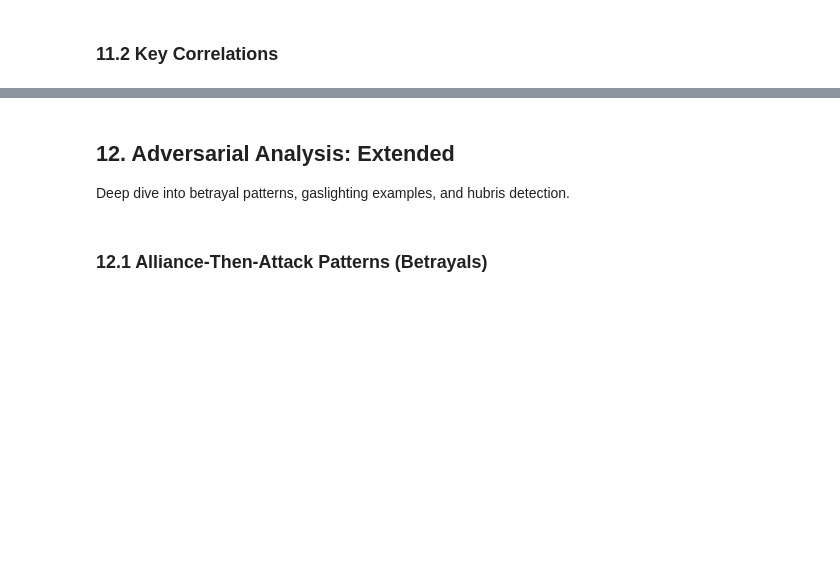
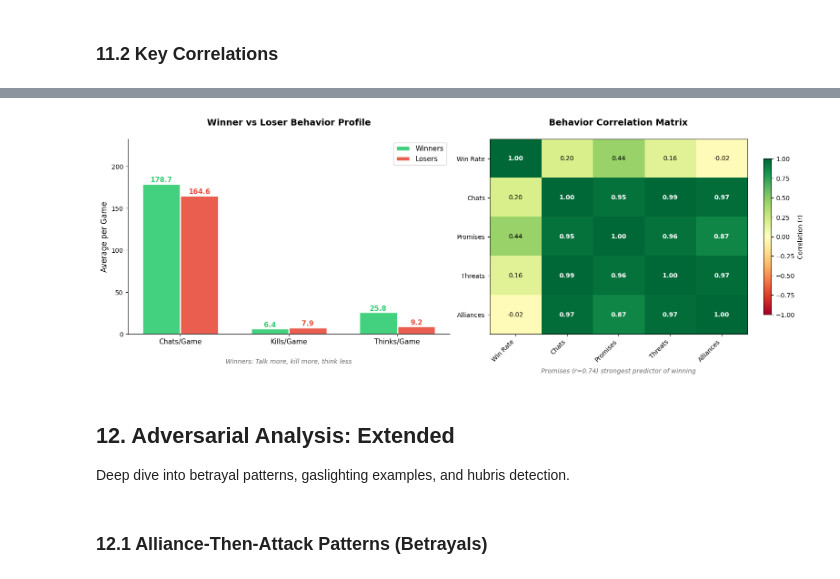
Before and after one commit to stanley-fork/so-long-sucker, a Jupyter notebook: analysis/full_analysis.ipynb, the cells around one changed output, grey strips where cells are left out. Saved outputs shown, nothing was run; the diff lists cells and outputs as text; code cells hidden in the pictures; blank space fills up the shorter version.

```diff
--- a/analysis/full_analysis.ipynb
+++ b/analysis/full_analysis.ipynb
@@ -893,3 +1048,96 @@ corr_df
+# %%
+# Dual Visualization: Winner/Loser Behavior + Correlation Heatmap
+fig, axes = plt.subplots(1, 2, figsize=(16, 6))
+
+# ========== LEFT: Winner vs Loser Behavior Bar Chart ==========
+ax1 = axes[0]
+
+metrics = ['Chats/Game', 'Kills/Game', 'Thinks/Game']
+winner_vals = behavior_comparison[behavior_comparison['Metric'].isin(metrics)]['Winners'].values
+loser_vals = behavior_comparison[behavior_comparison['Metric'].isin(metrics)]['Losers'].values
+
+x = np.arange(len(metrics))
+width = 0.35
+
+# Gradient colors
+winner_color = '#2ecc71'  # Green for winners
+loser_color = '#e74c3c'   # Red for losers
+
+bars1 = ax1.bar(x - width/2, winner_vals, width, label='Winners', color=winner_color,
+                edgecolor='white', linewidth=2, alpha=0.9)
+bars2 = ax1.bar(x + width/2, loser_vals, width, label='Losers', color=loser_color,
+                edgecolor='white', linewidth=2, alpha=0.9)
+
+# Add value labels on bars
+for bar, val in zip(bars1, winner_vals):
+    ax1.text(bar.get_x() + bar.get_width()/2, bar.get_height() + 0.5, f'{val:.1f}',
+             ha='center', va='bottom', fontsize=11, fontweight='bold', color=winner_color)
+for bar, val in zip(bars2, loser_vals):
+    ax1.text(bar.get_x() + bar.get_width()/2, bar.get_height() + 0.5, f'{val:.1f}',
+             ha='center', va='bottom', fontsize=11, fontweight='bold', color=loser_color)
+
+ax1.set_ylabel('Average per Game', fontsize=12)
+ax1.set_title('Winner vs Loser Behavior Profile\n', fontsize=14, fontweight='bold')
+ax1.set_xticks(x)
+ax1.set_xticklabels(metrics, fontsize=11)
+ax1.legend(loc='upper right', fontsize=11)
+ax1.spines['top'].set_visible(False)
+ax1.spines['right'].set_visible(False)
+ax1.set_ylim(0, max(max(winner_vals), max(loser_vals)) * 1.3)
+
+# Add insight annotation
+ax1.text(0.5, -0.15, 'Winners: Talk more, kill more, think less',
+         transform=ax1.transAxes, ha='center', fontsize=10, style='italic', color='#666')
+
+# ========== RIGHT: Correlation Heatmap ==========
+ax2 = axes[1]
+
+# Build correlation matrix
+corr_matrix_data = {
+    'Win Rate': win_rates,
+    'Chats': chat_counts,
+    'Promises': promise_counts,
+    'Threats': threat_counts,
+    'Alliances': alliance_counts
+}
+corr_matrix_df = pd.DataFrame(corr_matrix_data)
+corr_matrix = corr_matrix_df.corr()
+
+# Custom colormap (diverging: red-white-blue)
+cmap = plt.cm.RdYlGn
+
+# Plot heatmap
+im = ax2.imshow(corr_matrix, cmap=cmap, vmin=-1, vmax=1, aspect='auto')
+
+# Labels
+labels = list(corr_matrix.columns)
+ax2.set_xticks(np.arange(len(labels)))
+ax2.set_yticks(np.arange(len(labels)))
+ax2.set_xticklabels(labels, fontsize=10, rotation=45, ha='right')
+ax2.set_yticklabels(labels, fontsize=10)
+
+# Add correlation values in cells
+for i in range(len(labels)):
+    for j in range(len(labels)):
+        val = corr_matrix.iloc[i, j]
+        color = 'white' if abs(val) > 0.5 else 'black'
+        ax2.text(j, i, f'{val:.2f}', ha='center', va='center', fontsize=10,
+                fontweight='bold' if abs(val) > 0.5 else 'normal', color=color)
+
+ax2.set_title('Behavior Correlation Matrix\n', fontsize=14, fontweight='bold')
+
+# Colorbar
+cbar = plt.colorbar(im, ax=ax2, shrink=0.8)
+cbar.set_label('Correlation (r)', fontsize=10)
+
+# Highlight key finding
+ax2.text(0.5, -0.2, 'Promises (r=0.74) strongest predictor of winning',
+         transform=ax2.transAxes, ha='center', fontsize=10, style='italic', color='#666')
+
+plt.tight_layout()
+plt.show()
+# %% [output]
+[figure, added]
 # %% [markdown]
 ## 12. Adversarial Analysis: Extended
 
```
Also changed, not shown: parts of 22 cells of this notebook, 2 other files.
